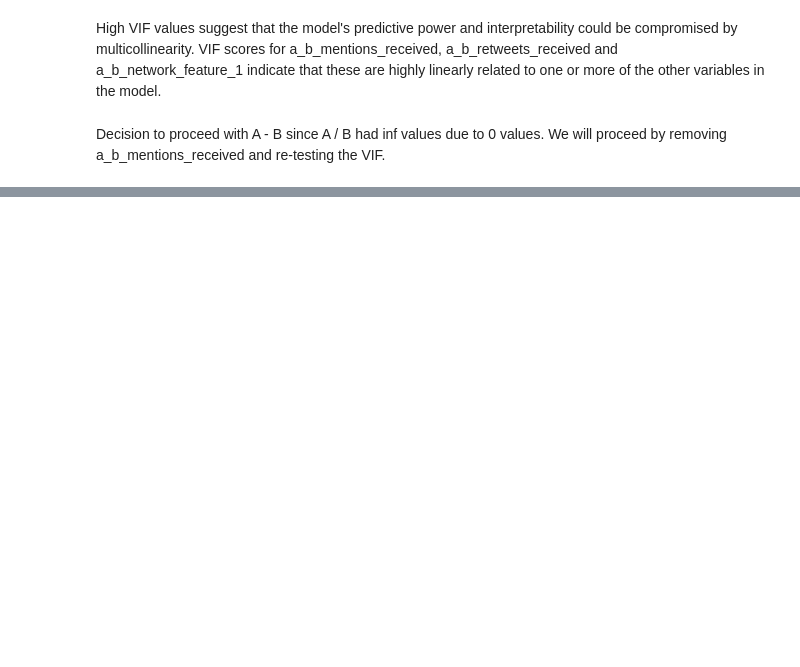
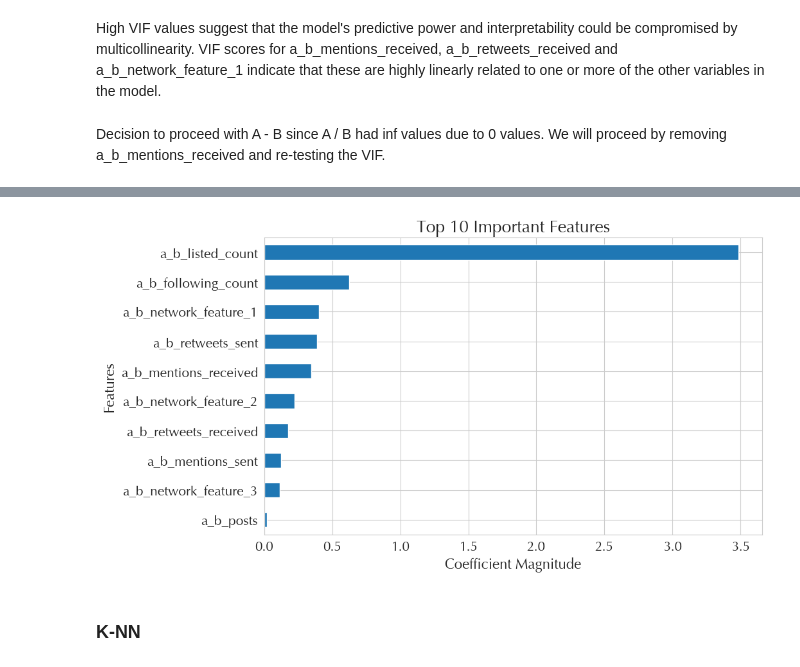
Before and after one commit to ItIsIvyLou/Social-Media-Analysis-Project, a Jupyter notebook: Group Assignment/code_kn.ipynb, the cells around one changed output, grey strips where cells are left out. Saved outputs shown, nothing was run; the diff lists cells and outputs as text; code cells hidden in the pictures; blank space fills up the shorter version.

Commit message:
Add files via upload
Revised code with financial value computations

```diff
--- a/Group Assignment/code_kn.ipynb
+++ b/Group Assignment/code_kn.ipynb
@@ -505,0 +534,3 @@ df_comments.head()
+# %%
+y = np.asarray(minus_df_imputed['choice'])
+X = minus_df_imputed.drop(['choice'],axis=1)
@@ -505,0 +599,16 @@ df_comments.head()
+# %%
+# Assuming 'minus_df' is your original DataFrame and 'choice' is your target variable
+feature_names = minus_df.drop(['choice'], axis=1).columns.tolist()
+
+# Assuming you already have the logistic regression model fitted as 'lr'
+coefficients = lr.coef_[0]
+
+# Mapping coefficients to feature names
+feature_importance = pd.Series(coefficients, index=feature_names)
+
+# Sorting the features by their absolute values in descending order
+sorted_features = feature_importance.abs().sort_values(ascending=False)
+
+# Print the sorted features
+print("Features in descending order of importance:")
+print(sorted_features)
@@ -505,0 +628,16 @@ df_comments.head()
+# %%
+# Sorting the features by their absolute values in ascending order for the purpose of the horizontal bar plot
+# This ensures the most important features are at the top of the plot
+sorted_features_for_plotting = sorted_features.head(10).sort_values(ascending=True)
+
+# Plotting the most important features
+plt.figure(figsize=(10, 6))
+sorted_features_for_plotting.plot(kind='barh')
+plt.title('Top 10 Important Features')
+plt.xlabel('Coefficient Magnitude')
+plt.ylabel('Features')
+plt.show()
+# %% [output]
+[figure, added]
+# %% [markdown]
+### K-NN
```
Also changed, not shown: parts of 59 cells of this notebook.
